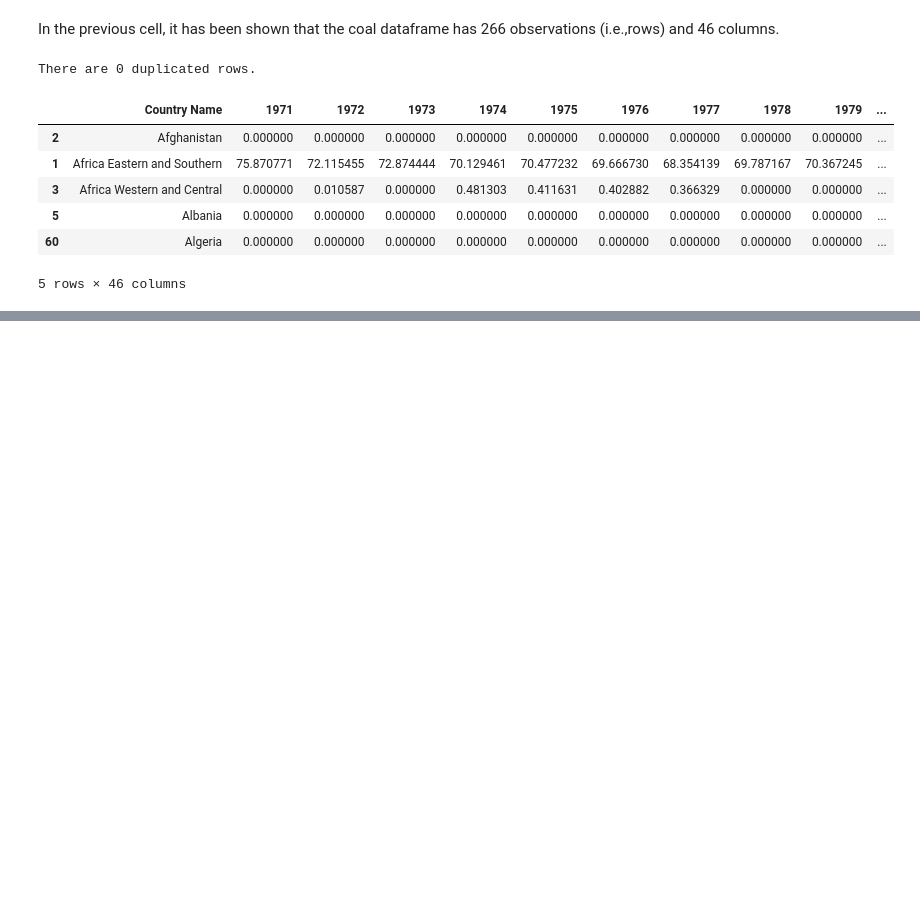
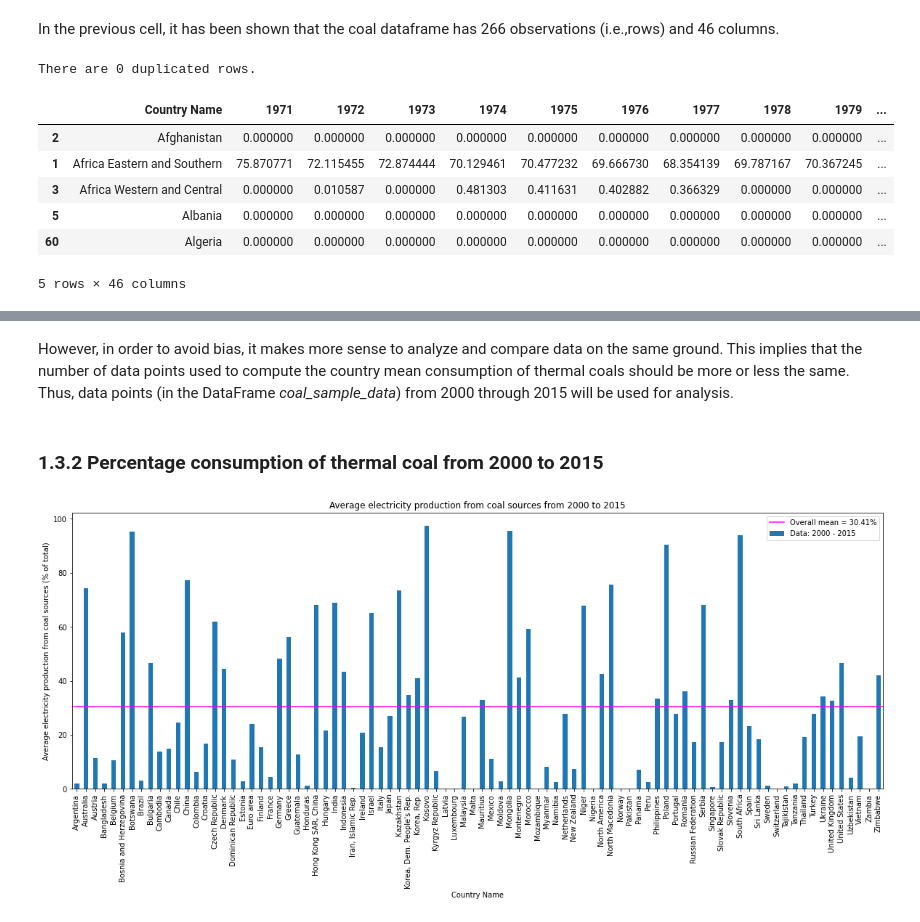
Before and after one commit to kadaso/Worldwide-electricity-generation, a Jupyter notebook: Scripts/main.ipynb, the cells around one changed output, grey strips where cells are left out. Cells and saved outputs as stored; diff of their text form; code cells hidden in the pictures; blank space fills up the shorter version.

```diff
--- a/Scripts/main.ipynb
+++ b/Scripts/main.ipynb
@@ -130,0 +233,24 @@ The maximum percentage of electricity production from coal sources was 14.4896%.
+# %% [markdown]
+However, in order to avoid bias, it makes more sense to analyze and compare data on the same ground. This implies that the number of data points used to compute the country mean consumption of thermal coals should be more or less the same. Thus, data points (in the DataFrame *coal_sample_data*) from 2000 through 2015 will be used for analysis.
+# %% [markdown]
+### 1.3.2 Percentage consumption of thermal coal from 2000 to 2015
+# %%
+# Reset index values from "Country Names" to integers
+mean_elecProd = coal_sample_data.reset_index()
+
+# Compute average electricity production fromcoal sources from 2000 to 2015
+mean_elecProd["Average"] = mean_elecProd.iloc[:, 29:].mean(axis=1)
+
+mean_elecProd_2000_2015 = mean_elecProd[["Country Name", "Average"]]
+mean_elecProd_2000_2015.plot(kind="bar", title="Average electricity production from coal sources from 2000 to 2015", x="Country Name", y="Average", ylabel="Average electricity production from coal sources (% of total)", figsize=(20, 7), rot=90, label="Data: 2000 - 2015")
+
+# Indicate overall average percentage of thermal coal used for electricity production
+mean_value_2000_2015 = mean_elecProd["Average"].mean().mean()
+
+plt.axhline(mean_value_2000_2015, color="magenta", linewidth=1.5, label=f"Overall mean = {np.round(mean_value_2000_2015, 2)}%")
+plt.legend(loc="best")
+
+# Save the generated figure in "Images" directory
+plt.savefig("..\Images\Average electricity production from coal sources from 2000 to 2015")
+# %% [output]
+[figure, added]
```
Also changed, not shown: parts of 24 cells of this notebook, 2 other files.
